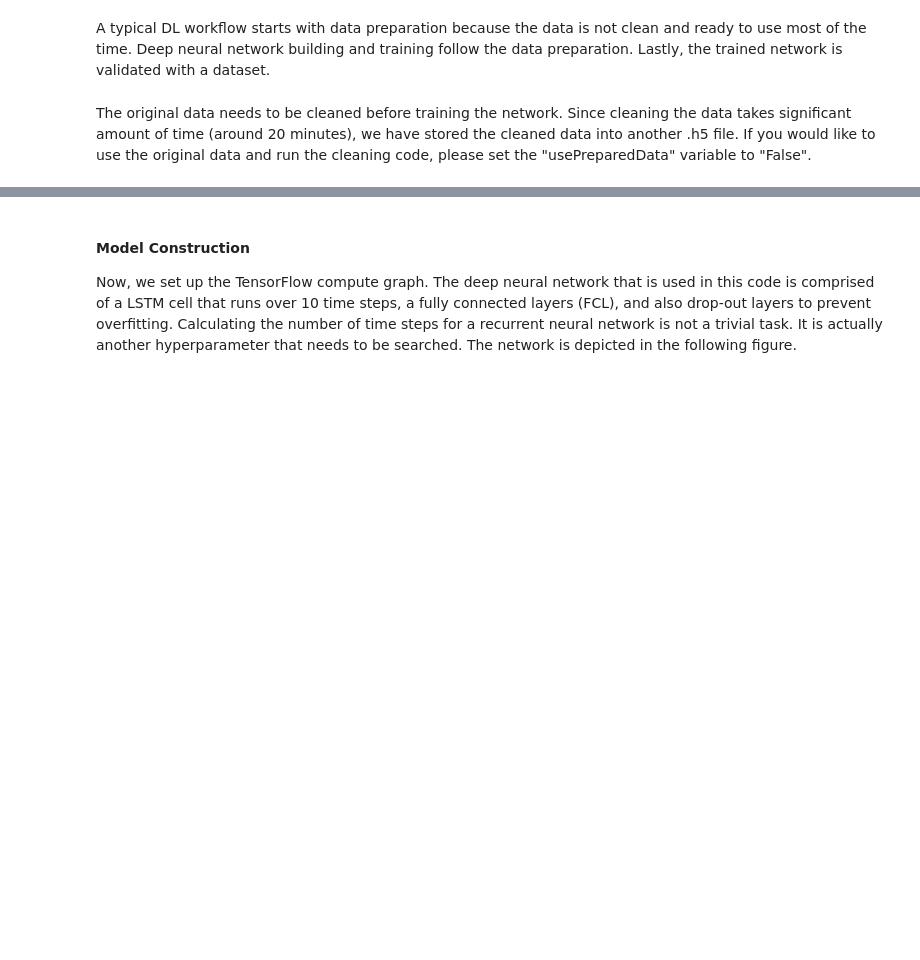
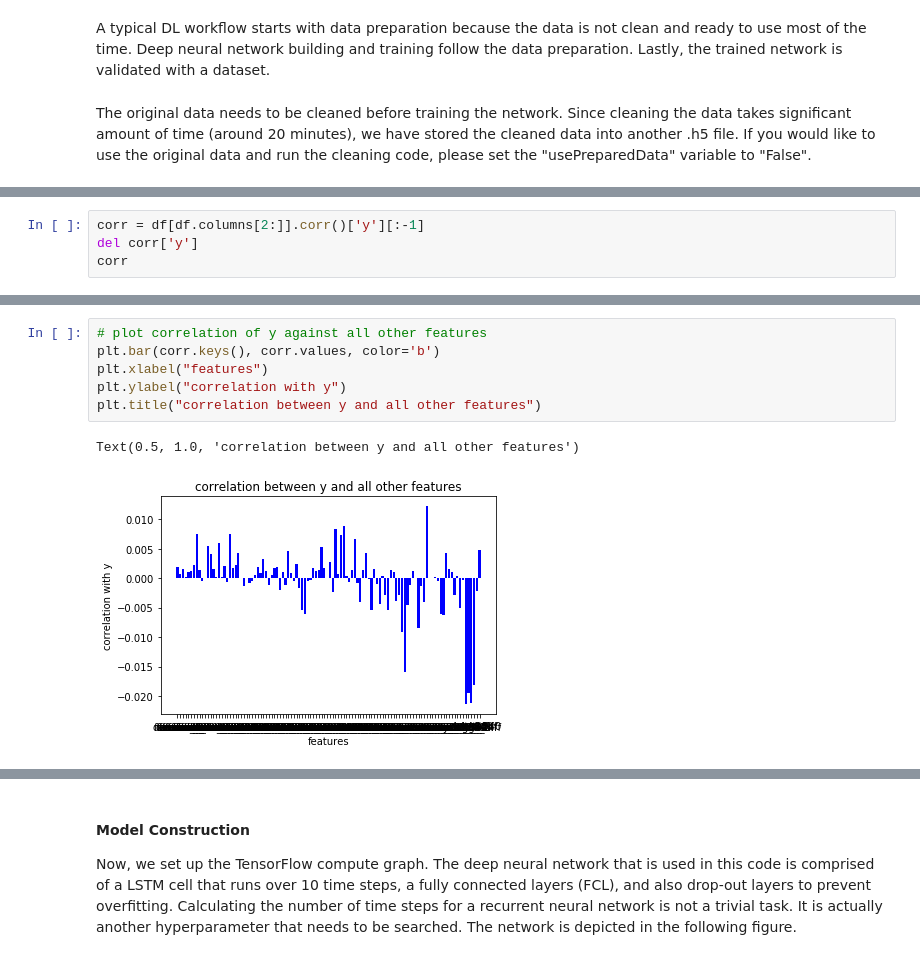
Before and after one commit to jlroo/trading-lstm, a Jupyter notebook: notebooks/Trading_Strategy_LSTM.ipynb, the cells around one changed output, grey strips where cells are left out. Cells and saved outputs as stored; diff of their text form; blank space fills up the shorter version.

```diff
--- a/notebooks/Trading_Strategy_LSTM.ipynb
+++ b/notebooks/Trading_Strategy_LSTM.ipynb
@@ -58,0 +202,4 @@ else:
+# %%
+corr = df[df.columns[2:]].corr()['y'][:-1]
+del corr['y']
+corr
@@ -58,0 +224,9 @@ else:
+# %%
+# plot correlation of y against all other features
+plt.bar(corr.keys(), corr.values, color='b')
+plt.xlabel("features")
+plt.ylabel("correlation with y")
+plt.title("correlation between y and all other features")
+# %% [output]
+Text(0.5, 1.0, 'correlation between y and all other features')
+[figure, added]
```
Also changed, not shown: parts of 61 cells of this notebook, 24 other files.
